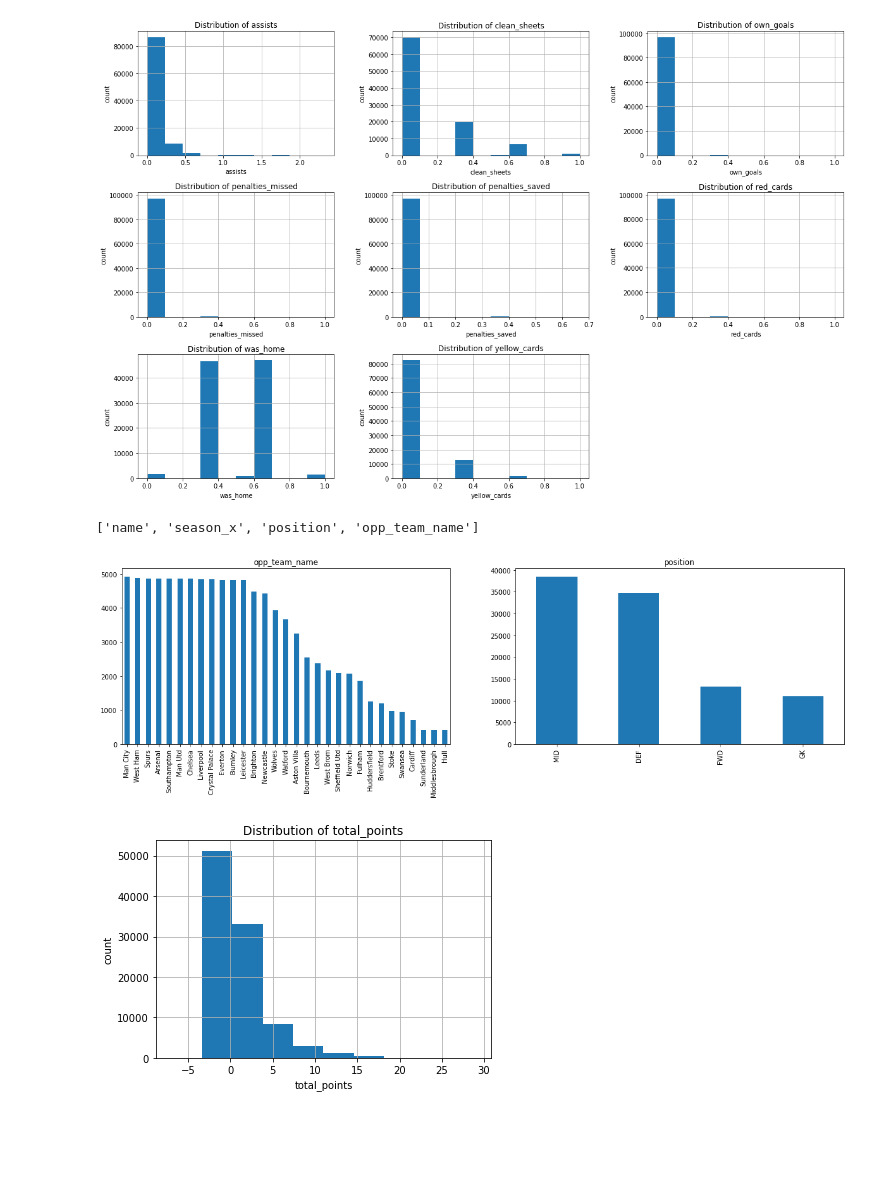
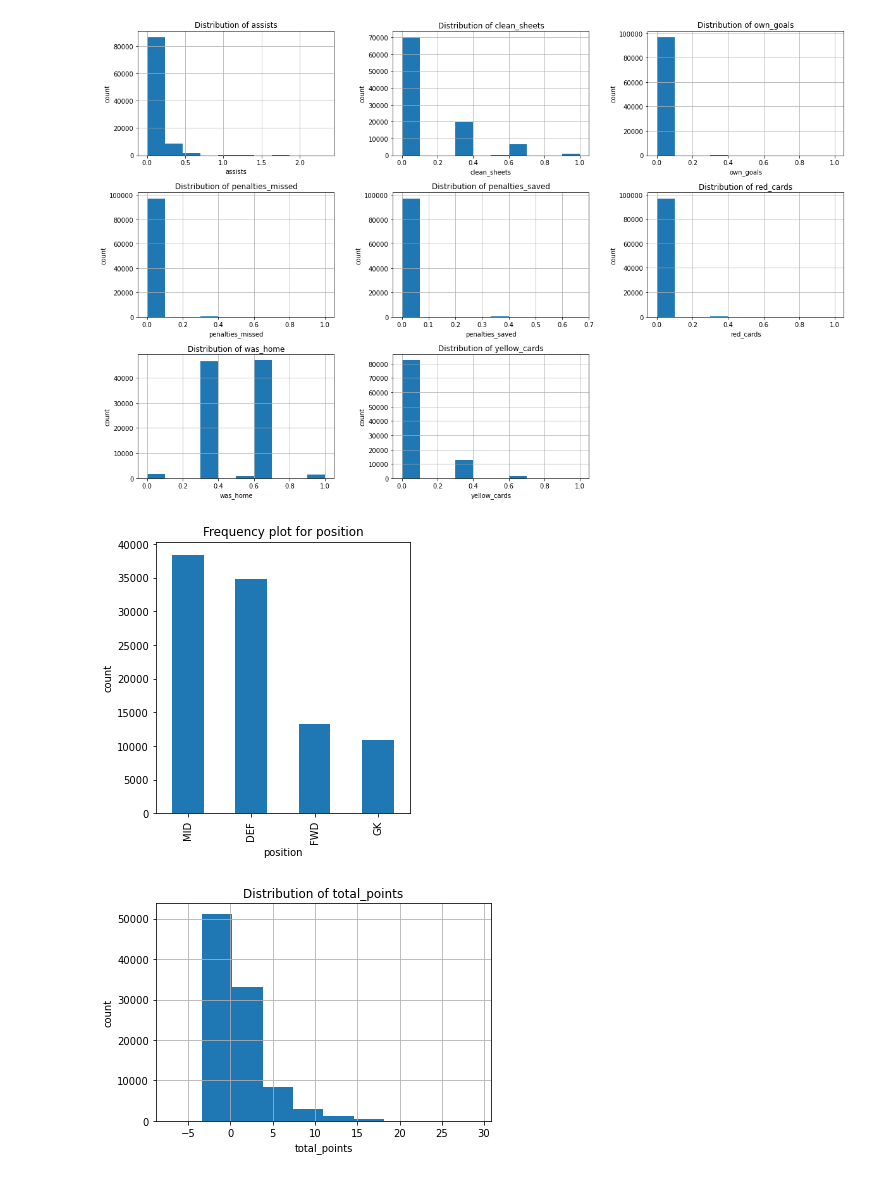
Before and after one commit to eklavyaj/FPL-Predictor, a Jupyter notebook: EDA_avg.ipynb, the cells around one changed output. Drawn from its saved outputs; the diff is of its cells as text; code cells hidden in the pictures; blank space fills up the shorter version.

```diff
--- a/EDA_avg.ipynb
+++ b/EDA_avg.ipynb
@@ -55,5 +28,4 @@ Name: minutes, dtype: int64
 # %%
 # dropping team information
-drop_columns = ['team_x', 'fixture', 'kickoff_time']
-df = df.drop(columns=drop_columns)
-df.head()
+df = df.drop(columns=['team_x', 'fixture', 'kickoff_time'])
+df = df.fillna(0)
@@ -167,3 +123,5 @@ df.head()
 | 3 | Aaron Connolly | 2019-20 | 7.0 | FWD | 0.0 | 0.0 | 1.333333 | 0.000000 | 1.900000 | 534.0 | ... |
 | 4 | Aaron Connolly | 2019-20 | 8.0 | FWD | 0.0 | 1.0 | 18.666667 | 0.333333 | 9.733333 | 534.0 | ... |
 5 rows × 34 columns
+# %%
+df = df.drop(columns = ['name', 'season_x', 'opponent_team', 'opp_team_name', 'GW', 'round'])
@@ -244,22 +240,19 @@ for ax, column_name in zip(hist.flatten(), sorted(num_cat_vars)):
     ax.set_ylabel('count')
 # %% [output]
 [figure]
-# %%
-cat_vars
-# %% [output]
-['name', 'season_x', 'position', 'opp_team_name']
-# %%
-# Drop these as they are not categorical features we want to consider (just got included beacuse they are not floats)
-for feature in ['name', 'season_x']:
-    cat_vars.remove(feature)
 # %%
 # Examine the distribution for categorical features (non float datatypes that aren't any of the above)
 
-fig, axes = plt.subplots(nrows=1,ncols=2, figsize=(20,5))
+fig, axes = plt.subplots(nrows=1,ncols=2, figsize=(10, 5))
 for index, feature in enumerate(sorted(cat_vars)):
     df[feature].value_counts().plot(ax=axes[index], subplots=True, kind='bar')
+    axes[index].set_xlabel(feature)
+    axes[index].set_ylabel('count')
+    axes[index].set_title(f'Frequency plot for {feature}')
+
+axes[1].remove()
 # %% [output]
-[figure, old version]
+[figure, new version]
 # %%
 # Examine the distribution of y-labels
 
```
Also changed, not shown: parts of 33 cells of this notebook, 4 other files.
